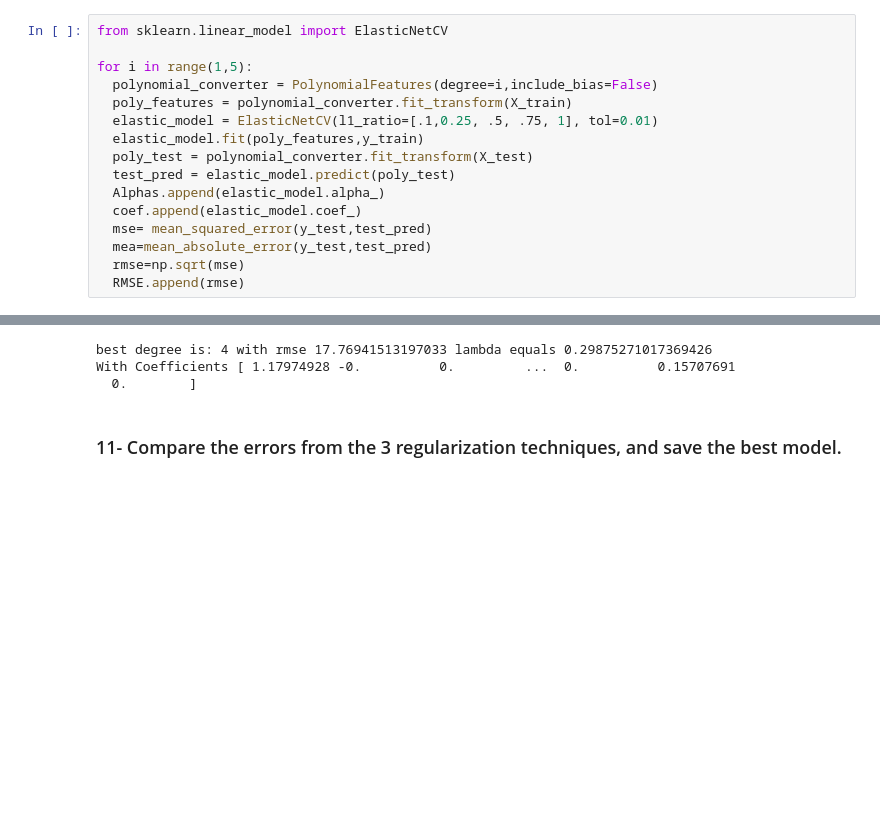
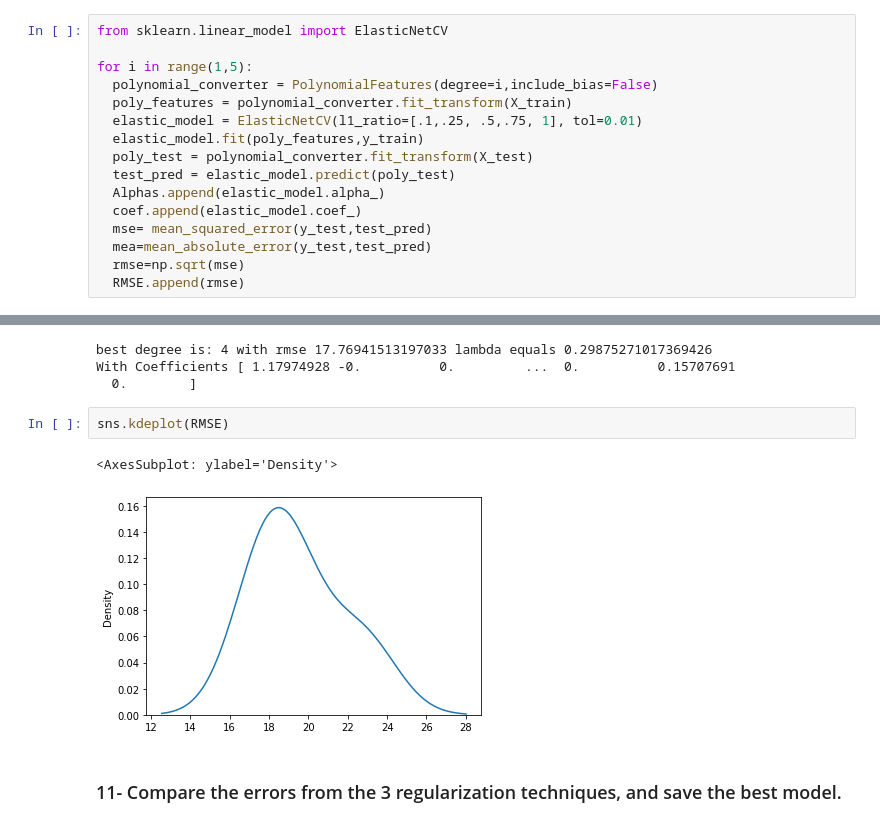
Before and after one commit to omar123-jav/ML-A1, a Jupyter notebook: Assignment 1/Assignment1_Polynomial_Regression.ipynb, the cells around one changed output, grey strips where cells are left out. Cells and saved outputs as stored; diff of their text form; blank space fills up the shorter version.

```diff
--- a/Assignment 1/Assignment1_Polynomial_Regression.ipynb
+++ b/Assignment 1/Assignment1_Polynomial_Regression.ipynb
@@ -529,7 +591,7 @@ from sklearn.linear_model import ElasticNetCV
 for i in range(1,5):
   polynomial_converter = PolynomialFeatures(degree=i,include_bias=False)
   poly_features = polynomial_converter.fit_transform(X_train)
-  elastic_model = ElasticNetCV(l1_ratio=[.1,0.25, .5, .75, 1], tol=0.01)
+  elastic_model = ElasticNetCV(l1_ratio=[.1,.25, .5,.75, 1], tol=0.01)
   elastic_model.fit(poly_features,y_train)
   poly_test = polynomial_converter.fit_transform(X_test)
   test_pred = elastic_model.predict(poly_test)
@@ -574,6 +636,11 @@ print('With Coefficients',coef[mindegree])
 best degree is: 4 with rmse 17.76941513197033 lambda equals 0.29875271017369426
 With Coefficients [ 1.17974928 -0.          0.         ...  0.          0.15707691
   0.        ]
+# %%
+sns.kdeplot(RMSE)
+# %% [output]
+<AxesSubplot: ylabel='Density'>
+[figure, added]
 # %% [markdown]
 ### 11- Compare the errors from the 3 regularization techniques, and save the best model.
 # %%
```
Also changed, not shown: parts of 19 cells of this notebook, 4 other files.
